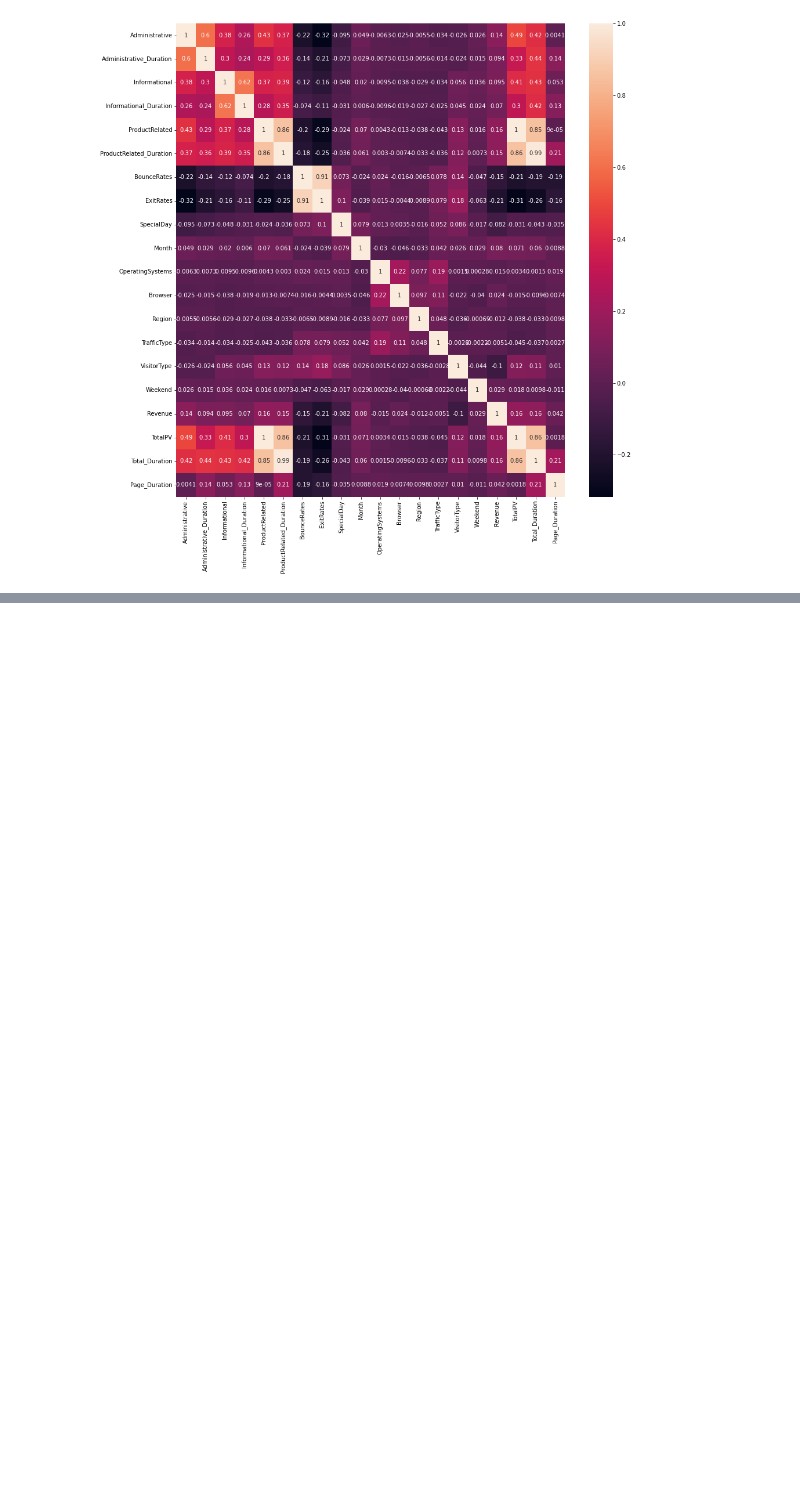
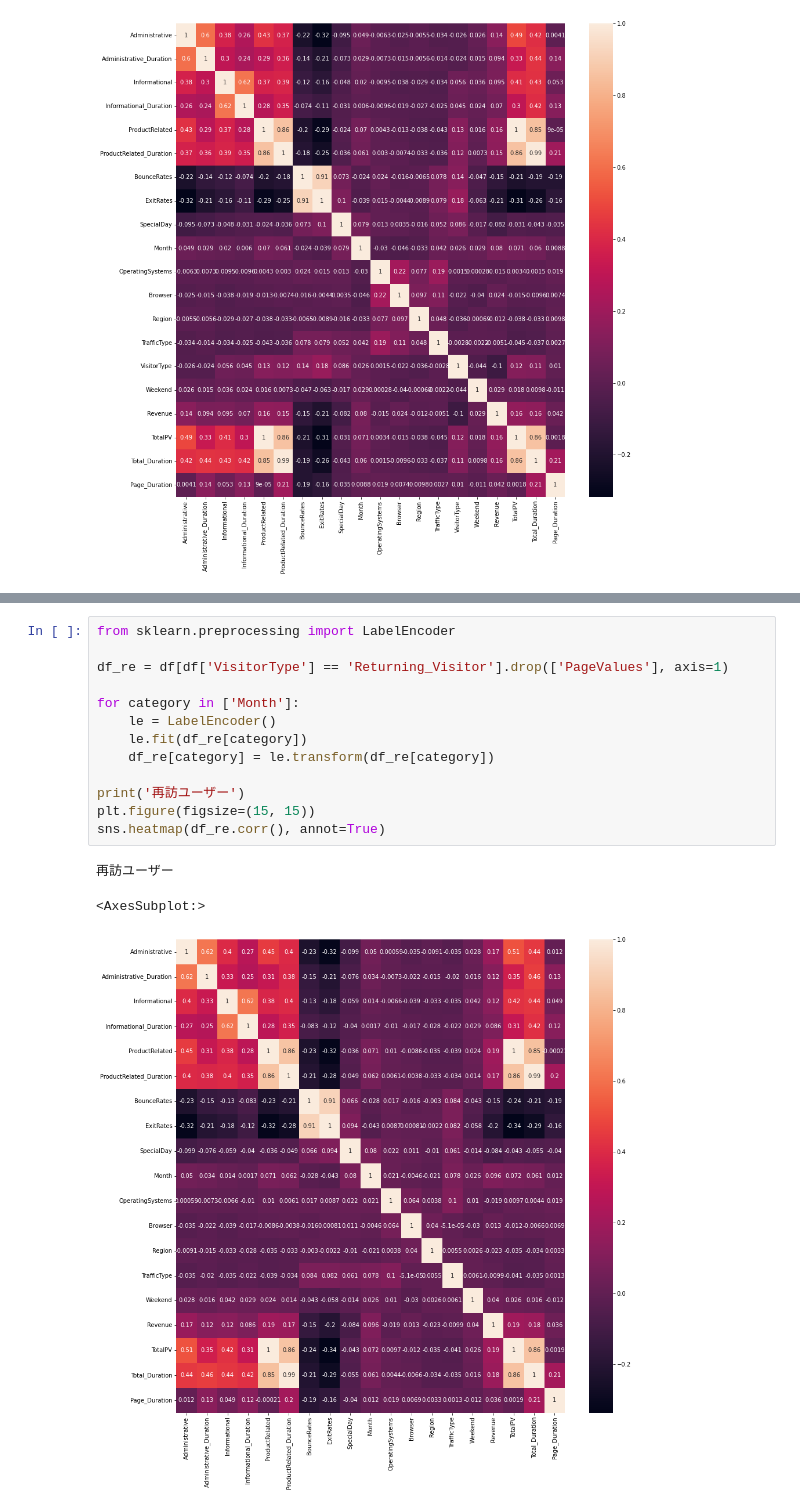
Before and after one commit to Learning-FIT/Python, a Jupyter notebook: online_shoppers_intention.ipynb, the cells around one changed output, grey strips where cells are left out. Drawn from its saved outputs; the diff is of its cells as text; blank space fills up the shorter version.

```diff
--- a/online_shoppers_intention.ipynb
+++ b/online_shoppers_intention.ipynb
@@ -839,0 +486,17 @@ ModuleNotFoundError: No module named 'pycaret'
+# %%
+from sklearn.preprocessing import LabelEncoder
+
+df_re = df[df['VisitorType'] == 'Returning_Visitor'].drop(['PageValues'], axis=1)
+
+for category in ['Month']:
+    le = LabelEncoder()
+    le.fit(df_re[category])
+    df_re[category] = le.transform(df_re[category])
+
+print('再訪ユーザー')
+plt.figure(figsize=(15, 15))
+sns.heatmap(df_re.corr(), annot=True)
+# %% [output]
+再訪ユーザー
+<AxesSubplot:>
+[figure, added]
```
Also changed, not shown: parts of 44 cells of this notebook.
